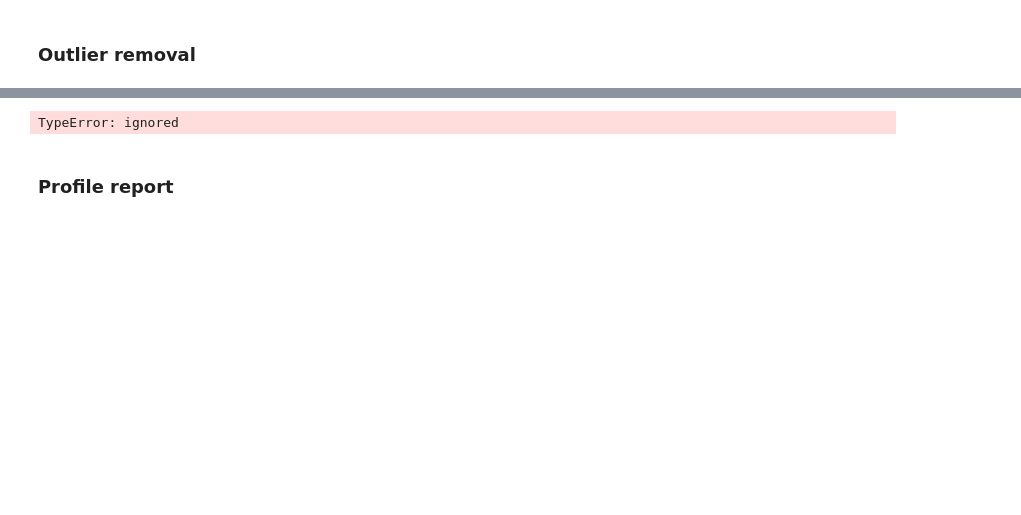
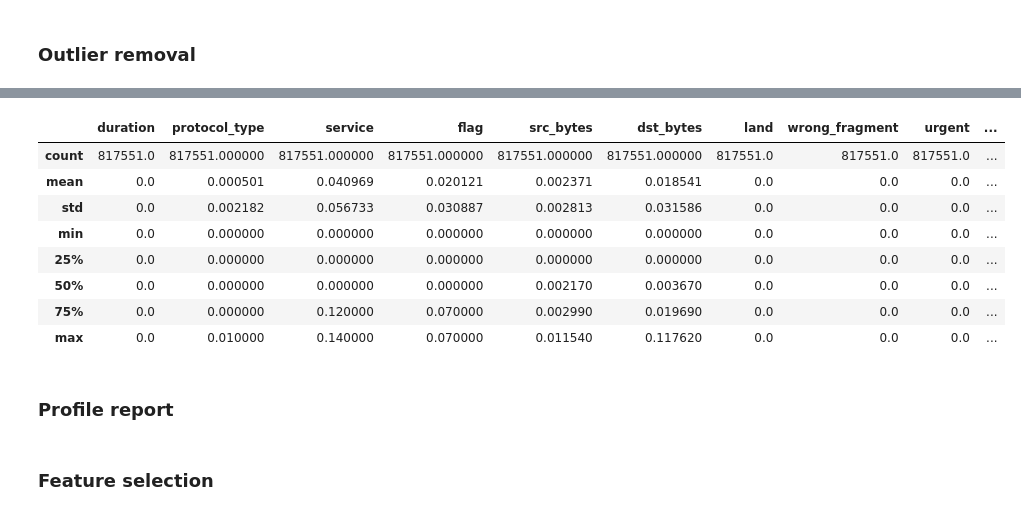
Before and after one commit to lalit-kumr/Cyber-Security-Case-Study, a Jupyter notebook: Cyber Security Case Study.ipynb, the cells around one changed output, grey strips where cells are left out. Cells and saved outputs as stored; diff of their text form; code cells hidden in the pictures; blank space fills up the shorter version.

```diff
--- a/Cyber Security Case Study.ipynb
+++ b/Cyber Security Case Study.ipynb
@@ -131,11 +159,26 @@ df.describe()
 | 50% | 0.000000 | 0.000000 | 0.000000 | 0.000000 | 0.002170 | 0.003670 | 0.0 | 0.000000e+00 | 0.000000 | ... |
 | 75% | 0.000000 | 0.000000 | 0.120000 | 0.070000 | 0.002990 | 0.019690 | 0.0 | 0.000000e+00 | 0.000000 | ... |
 | max | 1.000000 | 0.020000 | 0.670000 | 0.100000 | 1.000000 | 1.000000 | 0.0 | 3.000000e-01 | 0.500000 | ... |
-# %%
-from scipy.stats.mstats import winsorize
-
-winsorize(df, limits=[0.05, 0.05])
-# %% [output]
-TypeError: ignored
+# %%
+from scipy.stats.mstats import winsorize
+# To winsorize data means to set extreme outliers equal to a specified percentile of the data.
+# For example, a 90% winsorization sets all observations greater than the 95th percentile equal to the
+# value at the 95th percentile and all observations less than the 5th percentile equal to the value at the 5th percentile.
+#here the limits=[0.05 ,0.05] are the lower and upper percentile limits respectively
+
+
+for x in df:
+  df.loc[:,x] = winsorize(df[x], limits=[0.05, 0.05])
+df.describe()
+# %% [output]
+|  | duration | protocol_type | service | flag | src_bytes | dst_bytes | land | wrong_fragment | urgent | ... |
+| count | 817551.0 | 817551.000000 | 817551.000000 | 817551.000000 | 817551.000000 | 817551.000000 | 817551.0 | 817551.0 | 817551.0 | ... |
+| mean | 0.0 | 0.000501 | 0.040969 | 0.020121 | 0.002371 | 0.018541 | 0.0 | 0.0 | 0.0 | ... |
+| std | 0.0 | 0.002182 | 0.056733 | 0.030887 | 0.002813 | 0.031586 | 0.0 | 0.0 | 0.0 | ... |
+| min | 0.0 | 0.000000 | 0.000000 | 0.000000 | 0.000000 | 0.000000 | 0.0 | 0.0 | 0.0 | ... |
+| 25% | 0.0 | 0.000000 | 0.000000 | 0.000000 | 0.000000 | 0.000000 | 0.0 | 0.0 | 0.0 | ... |
+| 50% | 0.0 | 0.000000 | 0.000000 | 0.000000 | 0.002170 | 0.003670 | 0.0 | 0.0 | 0.0 | ... |
+| 75% | 0.0 | 0.000000 | 0.120000 | 0.070000 | 0.002990 | 0.019690 | 0.0 | 0.0 | 0.0 | ... |
+| max | 0.0 | 0.010000 | 0.140000 | 0.070000 | 0.011540 | 0.117620 | 0.0 | 0.0 | 0.0 | ... |
 # %% [markdown]
 ### Profile report
@@ -141,0 +192,2 @@ TypeError: ignored
+# %% [markdown]
+### Feature selection
```
Also changed, not shown: parts of 10 cells of this notebook.
